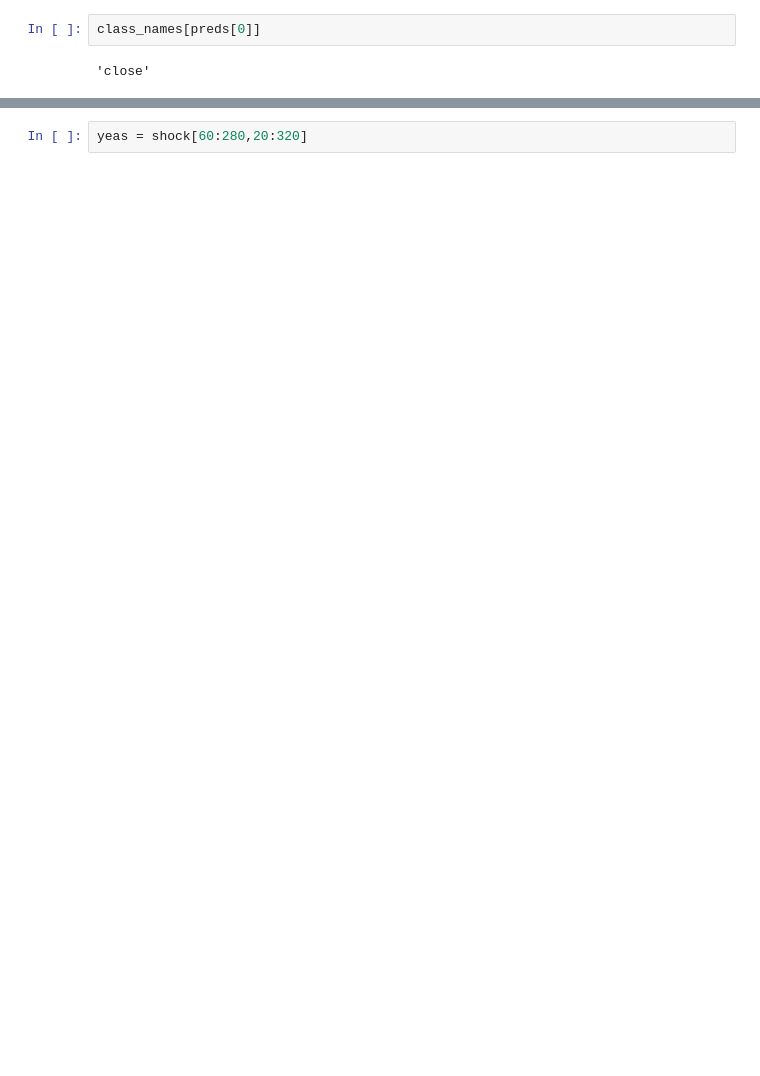
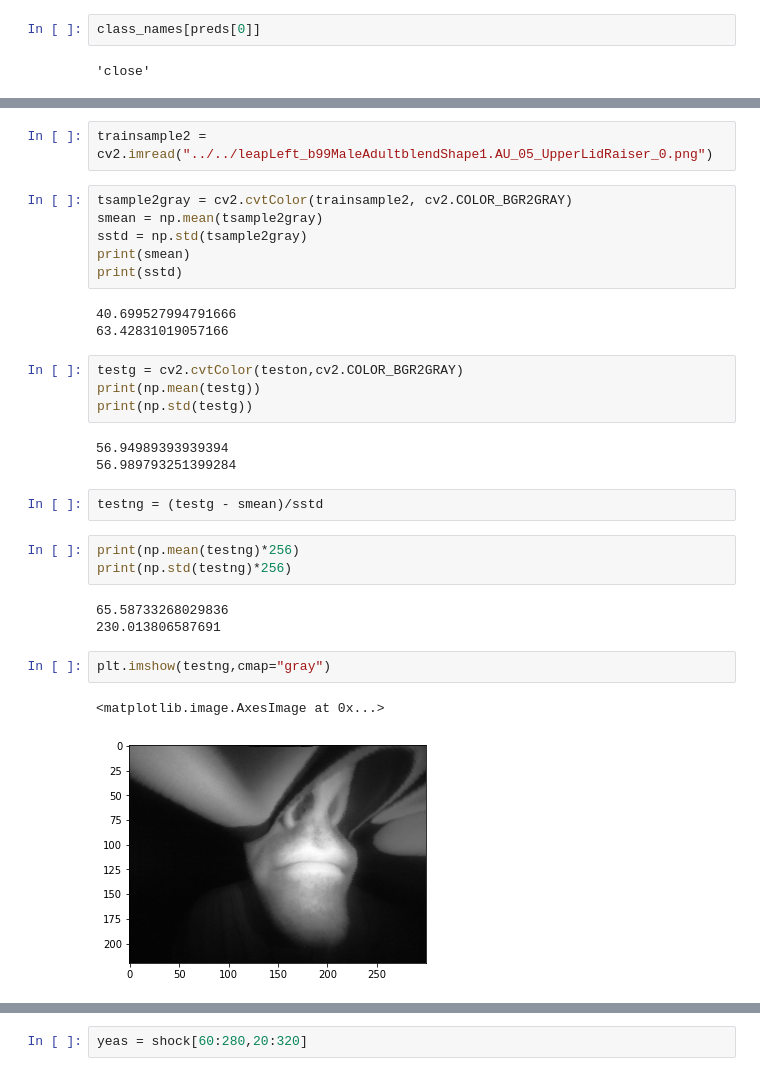
Before and after one commit to velaboratory/FacialExpressionGenerator, a Jupyter notebook: Models/Vannila.ipynb, the cells around one changed output, grey strips where cells are left out. Cells and saved outputs as stored; diff of their text form; blank space fills up the shorter version.

```diff
--- a/Models/Vannila.ipynb
+++ b/Models/Vannila.ipynb
@@ -483,0 +707,31 @@ left = test [:,0:320]
+# %%
+trainsample2 = cv2.imread("../../leapLeft_b99MaleAdultblendShape1.AU_05_UpperLidRaiser_0.png")
+# %%
+tsample2gray = cv2.cvtColor(trainsample2, cv2.COLOR_BGR2GRAY)
+smean = np.mean(tsample2gray)
+sstd = np.std(tsample2gray)
+print(smean)
+print(sstd)
+# %% [output]
+40.699527994791666
+63.42831019057166
+# %%
+testg = cv2.cvtColor(teston,cv2.COLOR_BGR2GRAY)
+print(np.mean(testg))
+print(np.std(testg))
+# %% [output]
+56.94989393939394
+56.989793251399284
+# %%
+testng = (testg - smean)/sstd
+# %%
+print(np.mean(testng)*256)
+print(np.std(testng)*256)
+# %% [output]
+65.58733268029836
+230.013806587691
+# %%
+plt.imshow(testng,cmap="gray")
+# %% [output]
+<matplotlib.image.AxesImage at 0x...>
+[figure, added]
```
Also changed, not shown: parts of 63 cells of this notebook, 4 other files.
